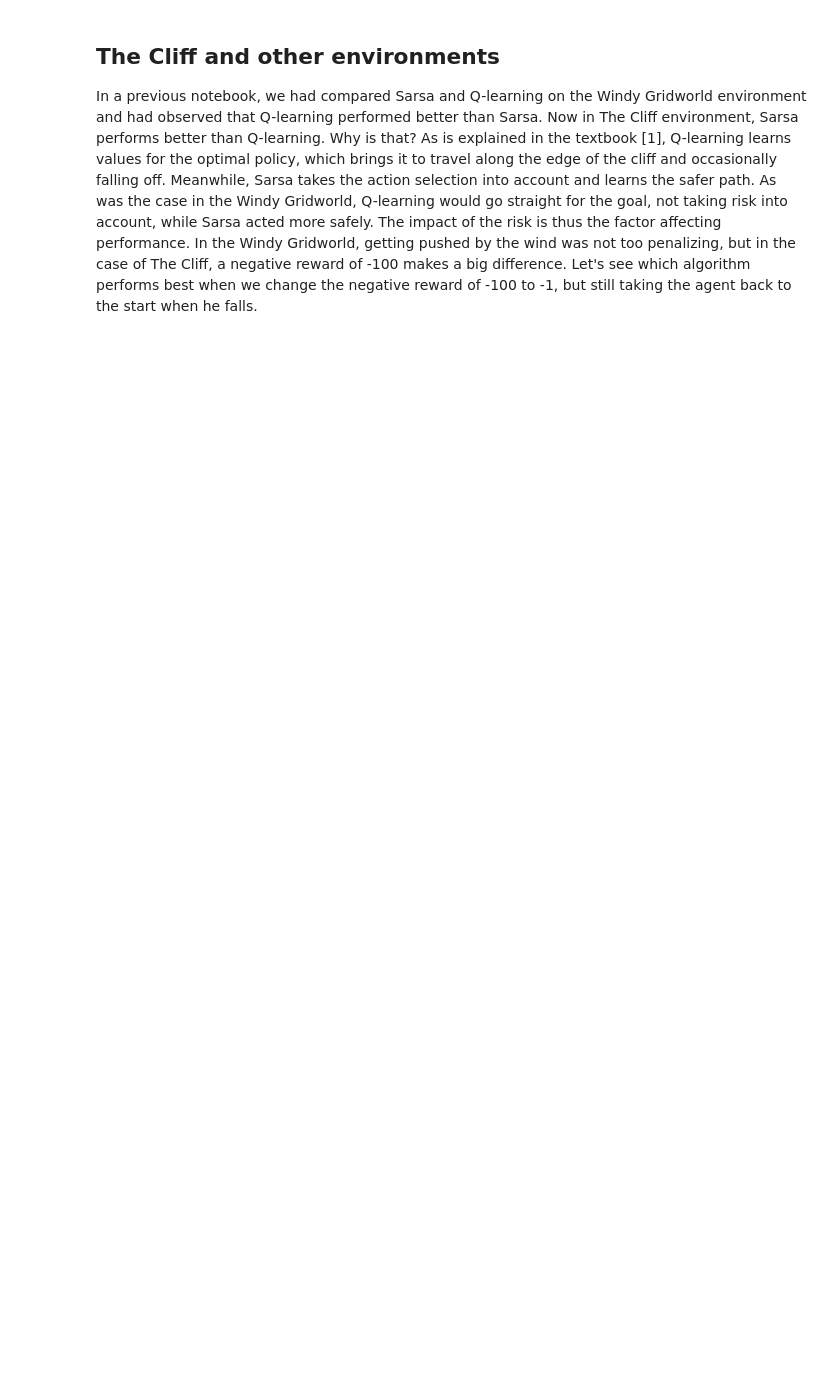
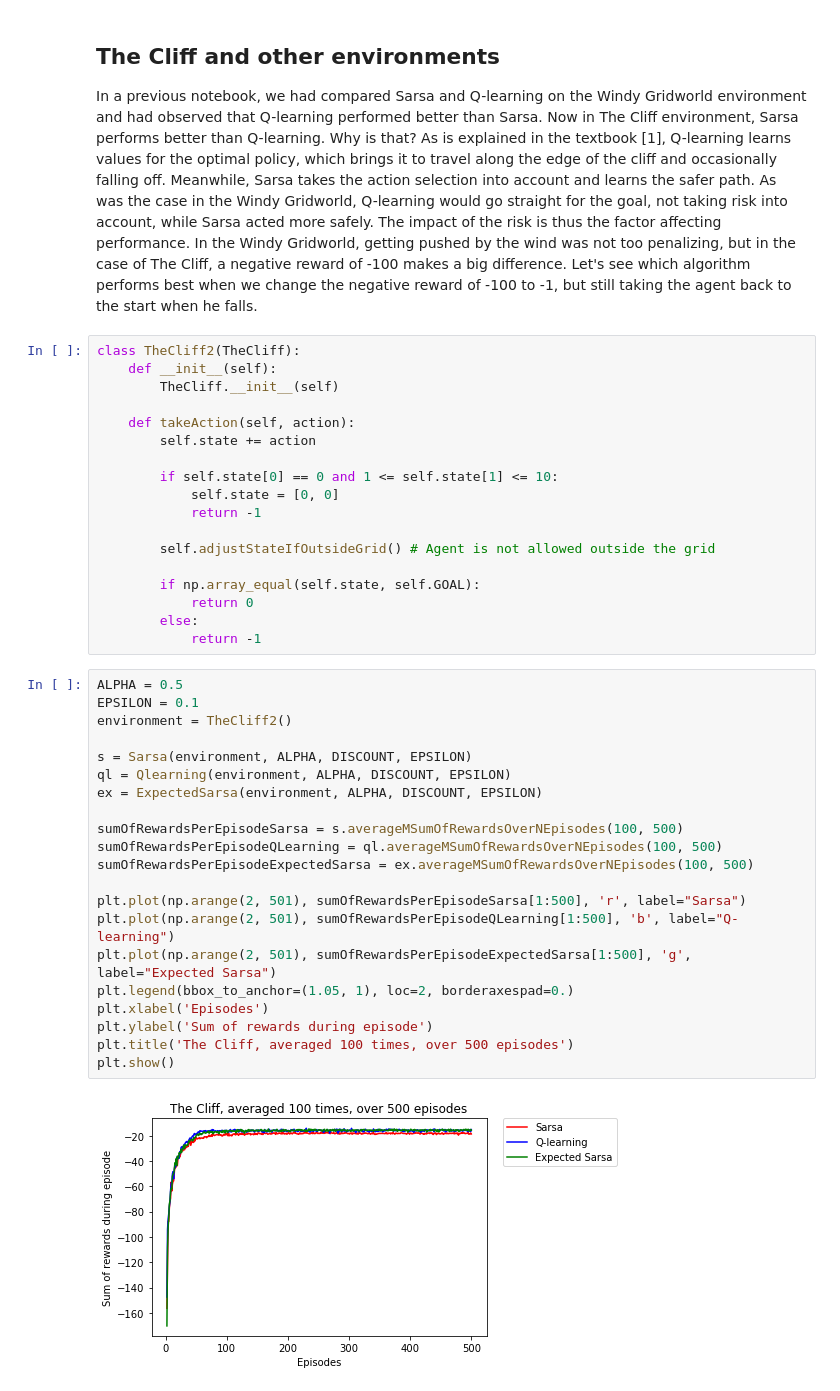
Before and after one commit to rllabmcgill/rlcourse-march-24-pratogab, a Jupyter notebook: cliffWalking.ipynb, the cells around one changed output. Drawn from its saved outputs; the diff is of its cells as text; blank space fills up the shorter version.

```diff
--- a/cliffWalking.ipynb
+++ b/cliffWalking.ipynb
@@ -428,3 +375,44 @@ plt.show()
 ## The Cliff and other environments
 
 In a previous notebook, we had compared Sarsa and Q-learning on the Windy Gridworld environment and had observed that Q-learning performed better than Sarsa. Now in The Cliff environment, Sarsa performs better than Q-learning. Why is that? As is explained in the textbook [1], Q-learning learns values for the optimal policy, which brings it to travel along the edge of the cliff and occasionally falling off. Meanwhile, Sarsa takes the action selection into account and learns the safer path. As was the case in the Windy Gridworld, Q-learning would go straight for the goal, not taking risk into account, while Sarsa acted more safely. The impact of the risk is thus the factor affecting performance. In the Windy Gridworld, getting pushed by the wind was not too penalizing, but in the case of The Cliff, a negative reward of -100 makes a big difference. Let's see which algorithm performs best when we change the negative reward of -100 to -1, but still taking the agent back to the start when he falls.
+# %%
+class TheCliff2(TheCliff):
+    def __init__(self):
+        TheCliff.__init__(self)
+
+    def takeAction(self, action):
+        self.state += action
+
+        if self.state[0] == 0 and 1 <= self.state[1] <= 10:
+            self.state = [0, 0]
+            return -1
+
+        self.adjustStateIfOutsideGrid() # Agent is not allowed outside the grid
+
+        if np.array_equal(self.state, self.GOAL):
+            return 0
+        else:
+            return -1
+# %%
+ALPHA = 0.5
+EPSILON = 0.1
+environment = TheCliff2()
+
+s = Sarsa(environment, ALPHA, DISCOUNT, EPSILON)
+ql = Qlearning(environment, ALPHA, DISCOUNT, EPSILON)
+ex = ExpectedSarsa(environment, ALPHA, DISCOUNT, EPSILON)
+
+sumOfRewardsPerEpisodeSarsa = s.averageMSumOfRewardsOverNEpisodes(100, 500)
+sumOfRewardsPerEpisodeQLearning = ql.averageMSumOfRewardsOverNEpisodes(100, 500)
+sumOfRewardsPerEpisodeExpectedSarsa = ex.averageMSumOfRewardsOverNEpisodes(100, 500)
+
+plt.plot(np.arange(2, 501), sumOfRewardsPerEpisodeSarsa[1:500], 'r', label="Sarsa")
+plt.plot(np.arange(2, 501), sumOfRewardsPerEpisodeQLearning[1:500], 'b', label="Q-learning")
+plt.plot(np.arange(2, 501), sumOfRewardsPerEpisodeExpectedSarsa[1:500], 'g', label="Expected Sarsa")
+plt.legend(bbox_to_anchor=(1.05, 1), loc=2, borderaxespad=0.)
+plt.xlabel('Episodes')
+plt.ylabel('Sum of rewards during episode')
+plt.title('The Cliff, averaged 100 times, over 500 episodes')
+plt.show()
+# %% [output]
+[figure, added]
```
Also changed, not shown: parts of 7 cells of this notebook.
